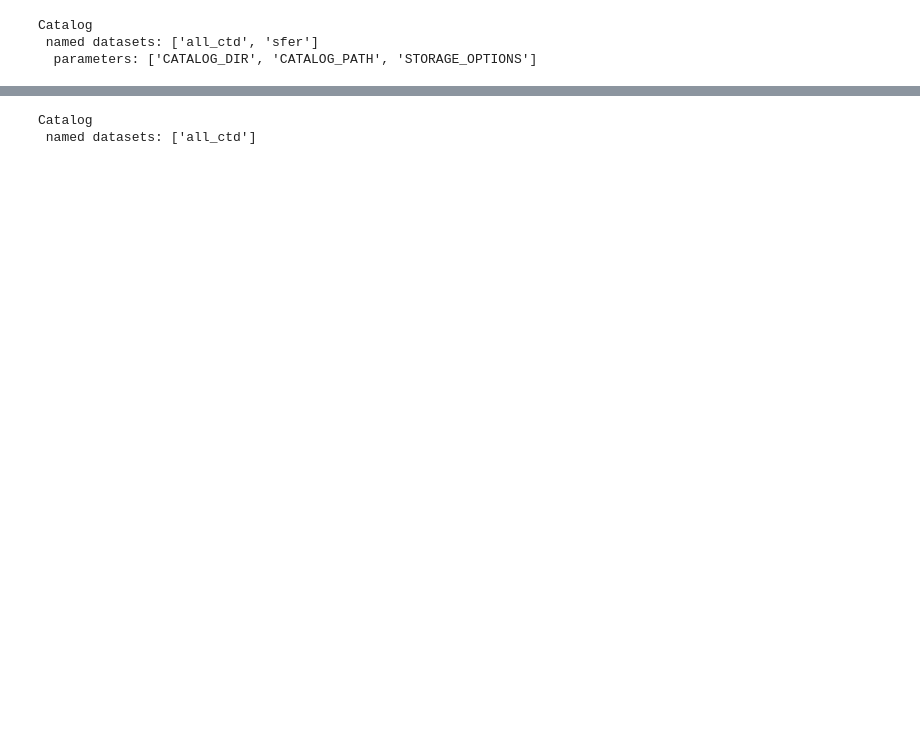
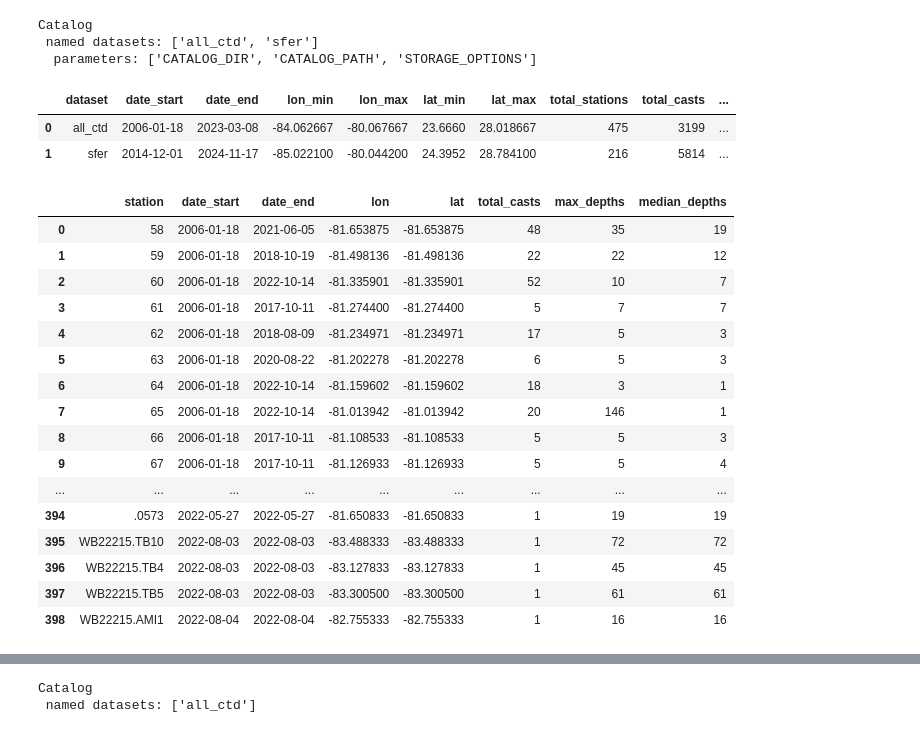
Before and after one commit to axiom-data-science/fresca-catalog, a Jupyter notebook: example.ipynb, the cells around one changed output, grey strips where cells are left out. Cells and saved outputs as stored; diff of their text form; code cells hidden in the pictures; blank space fills up the shorter version.

```diff
--- a/example.ipynb
+++ b/example.ipynb
@@ -22,3 +19,29 @@ catalog
 Catalog
  named datasets: ['all_ctd', 'sfer']
   parameters: ['CATALOG_DIR', 'CATALOG_PATH', 'STORAGE_OPTIONS']
+# %%
+summarize_catalog(catalog)
+# %% [output]
+|  | dataset | date_start | date_end | lon_min | lon_max | lat_min | lat_max | total_stations | total_casts | ... |
+| 0 | all_ctd | 2006-01-18 | 2023-03-08 | -84.062667 | -80.067667 | 23.6660 | 28.018667 | 475 | 3199 | ... |
+| 1 | sfer | 2014-12-01 | 2024-11-17 | -85.022100 | -80.044200 | 24.3952 | 28.784100 | 216 | 5814 | ... |
+# %%
+summarize_entry_stations(catalog, 'all_ctd', show_all=True)
+# %% [output]
+|  | station | date_start | date_end | lon | lat | total_casts | max_depths | median_depths |
+| 0 | 58 | 2006-01-18 | 2021-06-05 | -81.653875 | -81.653875 | 48 | 35 | 19 |
+| 1 | 59 | 2006-01-18 | 2018-10-19 | -81.498136 | -81.498136 | 22 | 22 | 12 |
+| 2 | 60 | 2006-01-18 | 2022-10-14 | -81.335901 | -81.335901 | 52 | 10 | 7 |
+| 3 | 61 | 2006-01-18 | 2017-10-11 | -81.274400 | -81.274400 | 5 | 7 | 7 |
+| 4 | 62 | 2006-01-18 | 2018-08-09 | -81.234971 | -81.234971 | 17 | 5 | 3 |
+| 5 | 63 | 2006-01-18 | 2020-08-22 | -81.202278 | -81.202278 | 6 | 5 | 3 |
+| 6 | 64 | 2006-01-18 | 2022-10-14 | -81.159602 | -81.159602 | 18 | 3 | 1 |
+| 7 | 65 | 2006-01-18 | 2022-10-14 | -81.013942 | -81.013942 | 20 | 146 | 1 |
+| 8 | 66 | 2006-01-18 | 2017-10-11 | -81.108533 | -81.108533 | 5 | 5 | 3 |
+| 9 | 67 | 2006-01-18 | 2017-10-11 | -81.126933 | -81.126933 | 5 | 5 | 4 |
+| ... | ... | ... | ... | ... | ... | ... | ... | ... |
+| 394 | .0573 | 2022-05-27 | 2022-05-27 | -81.650833 | -81.650833 | 1 | 19 | 19 |
+| 395 | WB22215.TB10 | 2022-08-03 | 2022-08-03 | -83.488333 | -83.488333 | 1 | 72 | 72 |
+| 396 | WB22215.TB4 | 2022-08-03 | 2022-08-03 | -83.127833 | -83.127833 | 1 | 45 | 45 |
+| 397 | WB22215.TB5 | 2022-08-03 | 2022-08-03 | -83.300500 | -83.300500 | 1 | 61 | 61 |
+| 398 | WB22215.AMI1 | 2022-08-04 | 2022-08-04 | -82.755333 | -82.755333 | 1 | 16 | 16 |
```
Also changed, not shown: parts of 4 cells of this notebook, 1 other file.
